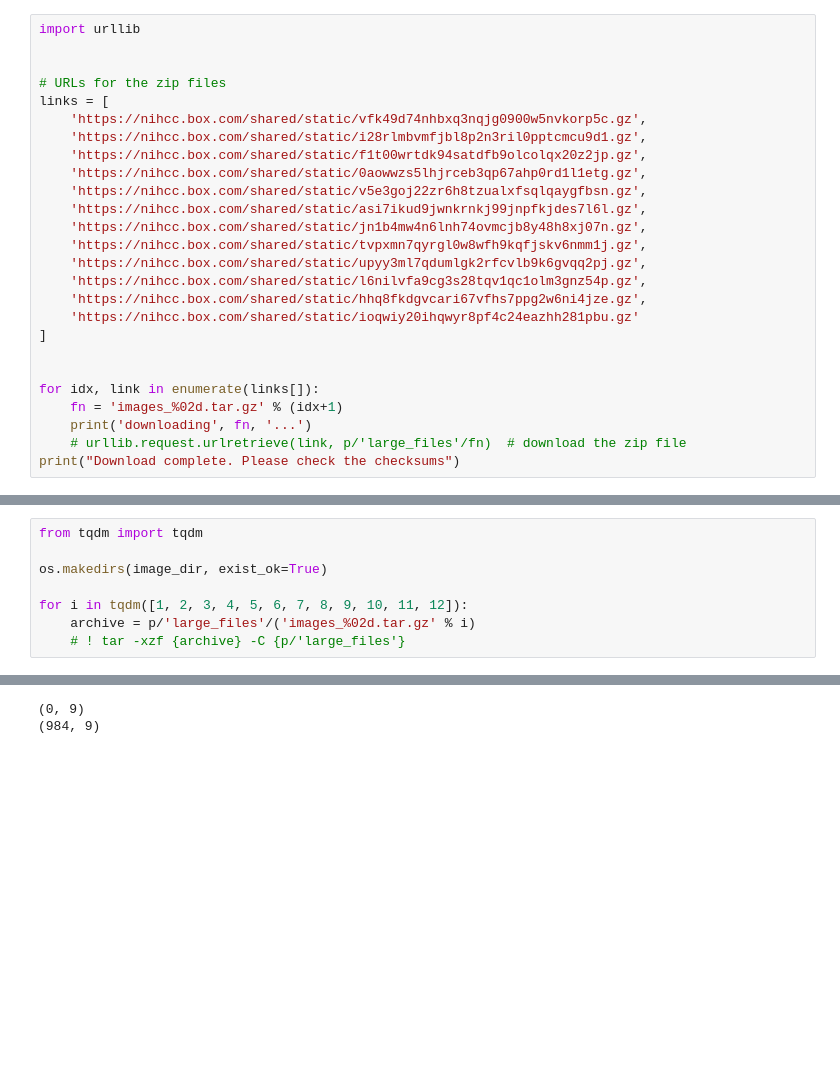
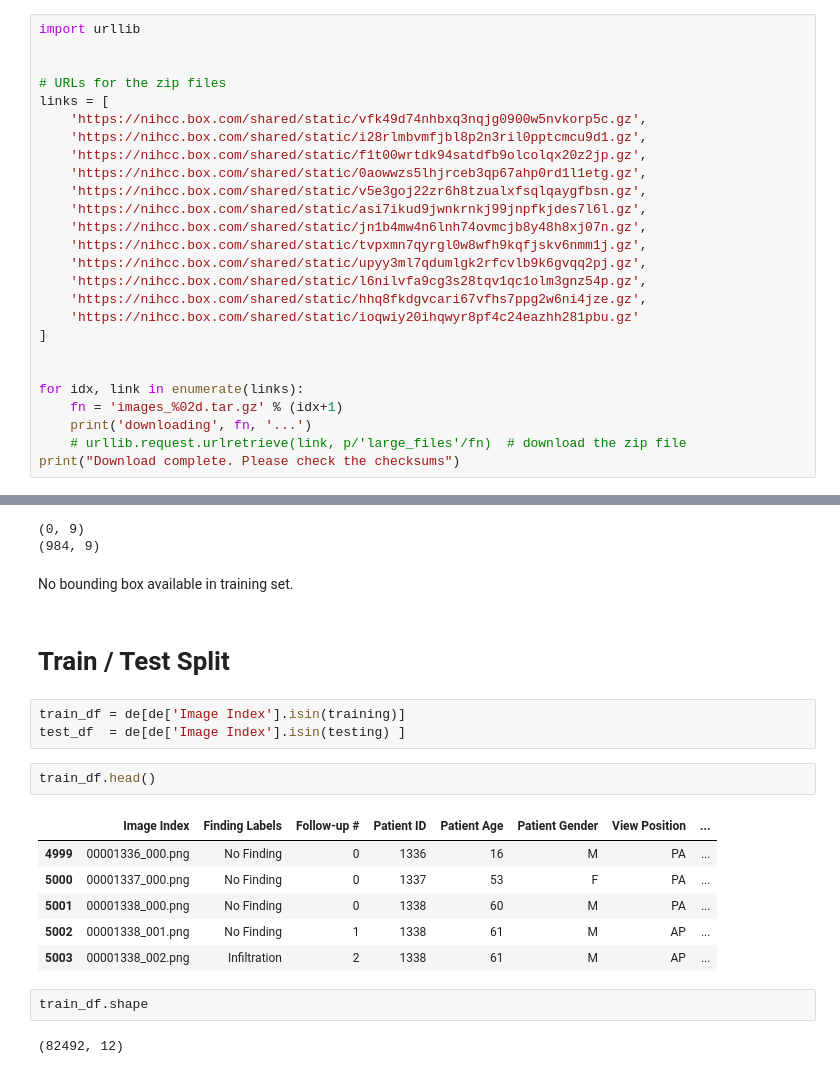
Before and after one commit to remiconnesson/chestxray, a Jupyter notebook: NIHCC-ChestXray.ipynb, the cells around one changed output, grey strips where cells are left out. Drawn from its saved outputs; the diff is of its cells as text; blank space fills up the shorter version.

```diff
--- a/NIHCC-ChestXray.ipynb
+++ b/NIHCC-ChestXray.ipynb
@@ -34,7 +34,7 @@ links = [
 ]
 
 
-for idx, link in enumerate(links[]):
+for idx, link in enumerate(links):
     fn = 'images_%02d.tar.gz' % (idx+1)
     print('downloading', fn, '...')
     # urllib.request.urlretrieve(link, p/'large_files'/fn)  # download the zip file
@@ -55,11 +55,3 @@ downloading images_12.tar.gz ...
 Download complete. Please check the checksums
 # %%
 image_dir = p/'large_files'/'images'
-# %%
-from tqdm import tqdm
-
-os.makedirs(image_dir, exist_ok=True)
-
-for i in tqdm([1, 2, 3, 4, 5, 6, 7, 8, 9, 10, 11, 12]):
-    archive = p/'large_files'/('images_%02d.tar.gz' % i)
-    # ! tar -xzf {archive} -C {p/'large_files'}
@@ -186,3 +200,23 @@ print(te_bl.shape)
 # %% [output]
 (0, 9)
 (984, 9)
+# %% [markdown]
+No bounding box available in training set.
+# %% [markdown]
+# Train / Test Split
+# %%
+train_df = de[de['Image Index'].isin(training)]
+test_df  = de[de['Image Index'].isin(testing) ]
+# %%
+train_df.head()
+# %% [output]
+|  | Image Index | Finding Labels | Follow-up # | Patient ID | Patient Age | Patient Gender | View Position | ... |
+| 4999 | 00001336_000.png | No Finding | 0 | 1336 | 16 | M | PA | ... |
+| 5000 | 00001337_000.png | No Finding | 0 | 1337 | 53 | F | PA | ... |
+| 5001 | 00001338_000.png | No Finding | 0 | 1338 | 60 | M | PA | ... |
+| 5002 | 00001338_001.png | No Finding | 1 | 1338 | 61 | M | AP | ... |
+| 5003 | 00001338_002.png | Infiltration | 2 | 1338 | 61 | M | AP | ... |
+# %%
+train_df.shape
+# %% [output]
+(82492, 12)
```
Also changed, not shown: parts of 17 cells of this notebook.
